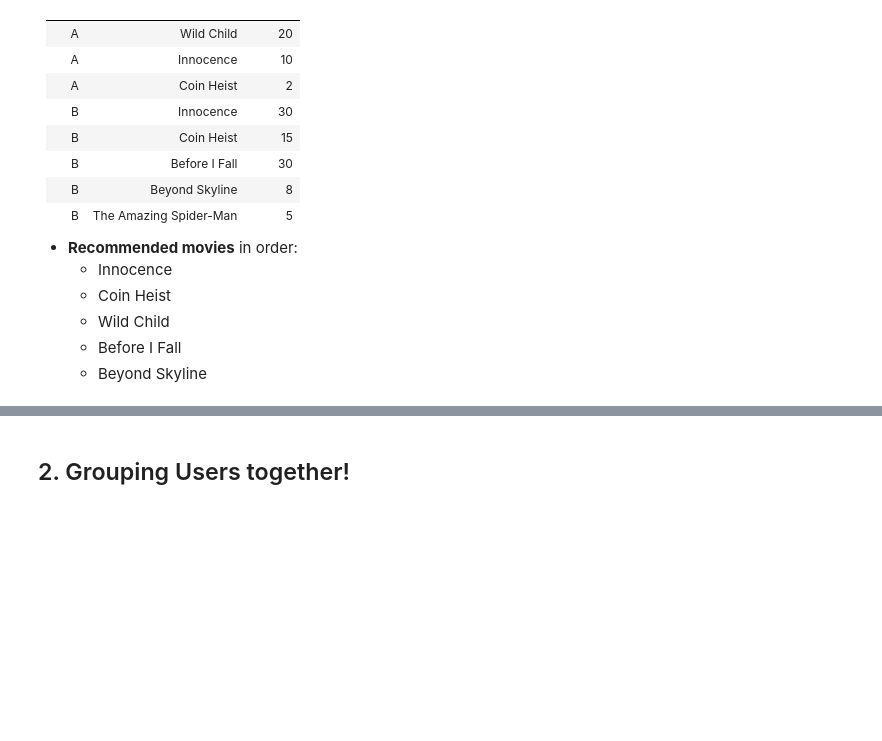
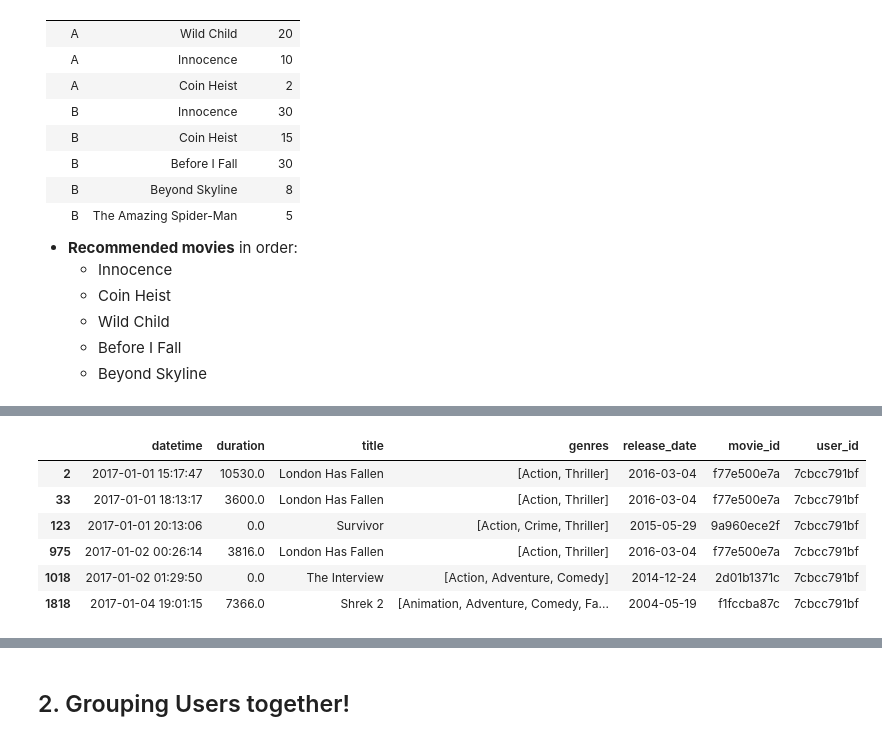
Before and after one commit to LorenzoPannacci/ADM-HW4, a Jupyter notebook: main.ipynb, the cells around one changed output, grey strips where cells are left out. Cells and saved outputs as stored; diff of their text form; code cells hidden in the pictures; blank space fills up the shorter version.

```diff
--- a/main.ipynb
+++ b/main.ipynb
@@ -536,0 +759,10 @@ print(recomended_films['title'].head(5).to_list())
+# %%
+original_dataset[original_dataset["user_id"] == user_id_input]
+# %% [output]
+|  | datetime | duration | title | genres | release_date | movie_id | user_id |
+| 2 | 2017-01-01 15:17:47 | 10530.0 | London Has Fallen | [Action, Thriller] | 2016-03-04 | f77e500e7a | 7cbcc791bf |
+| 33 | 2017-01-01 18:13:17 | 3600.0 | London Has Fallen | [Action, Thriller] | 2016-03-04 | f77e500e7a | 7cbcc791bf |
+| 123 | 2017-01-01 20:13:06 | 0.0 | Survivor | [Action, Crime, Thriller] | 2015-05-29 | 9a960ece2f | 7cbcc791bf |
+| 975 | 2017-01-02 00:26:14 | 3816.0 | London Has Fallen | [Action, Thriller] | 2016-03-04 | f77e500e7a | 7cbcc791bf |
+| 1018 | 2017-01-02 01:29:50 | 0.0 | The Interview | [Action, Adventure, Comedy] | 2014-12-24 | 2d01b1371c | 7cbcc791bf |
+| 1818 | 2017-01-04 19:01:15 | 7366.0 | Shrek 2 | [Animation, Adventure, Comedy, Fa... | 2004-05-19 | f1fccba87c | 7cbcc791bf |
```
Also changed, not shown: parts of 54 cells of this notebook, 1 other file.
